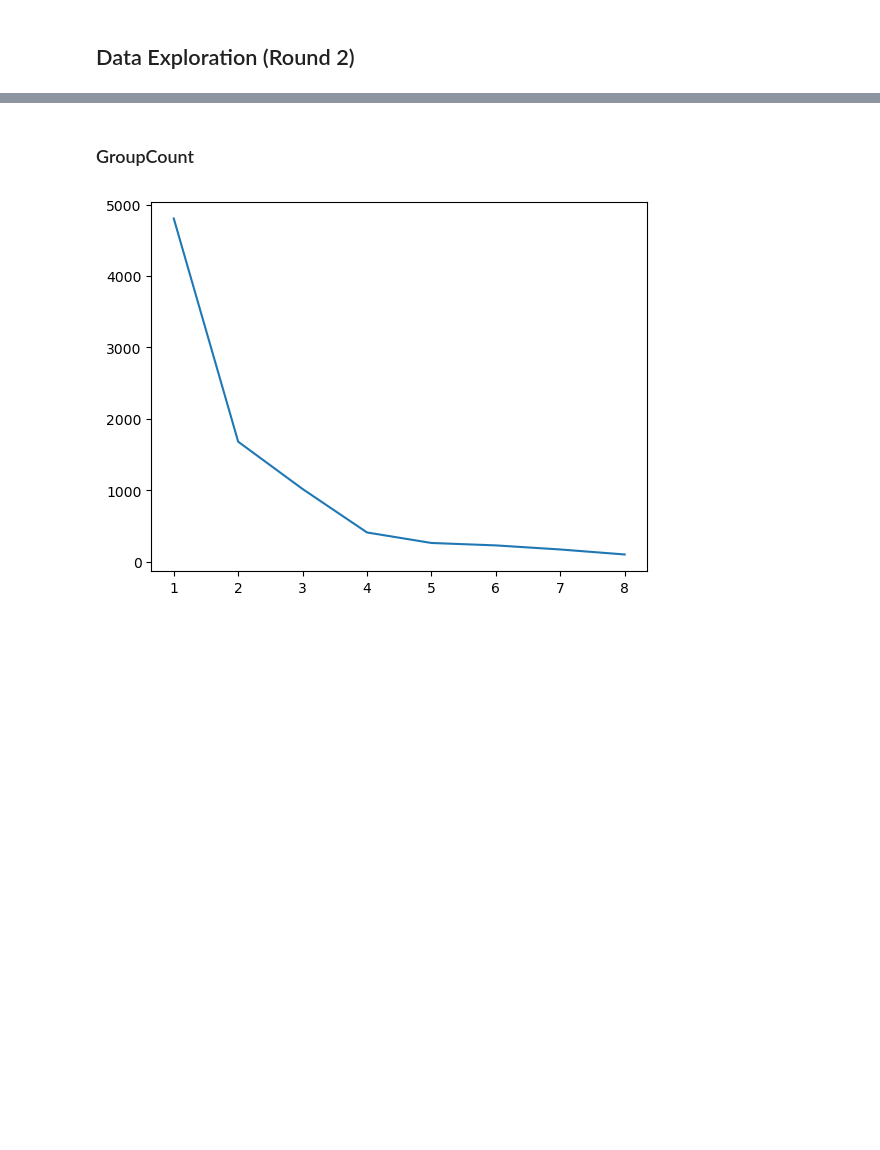
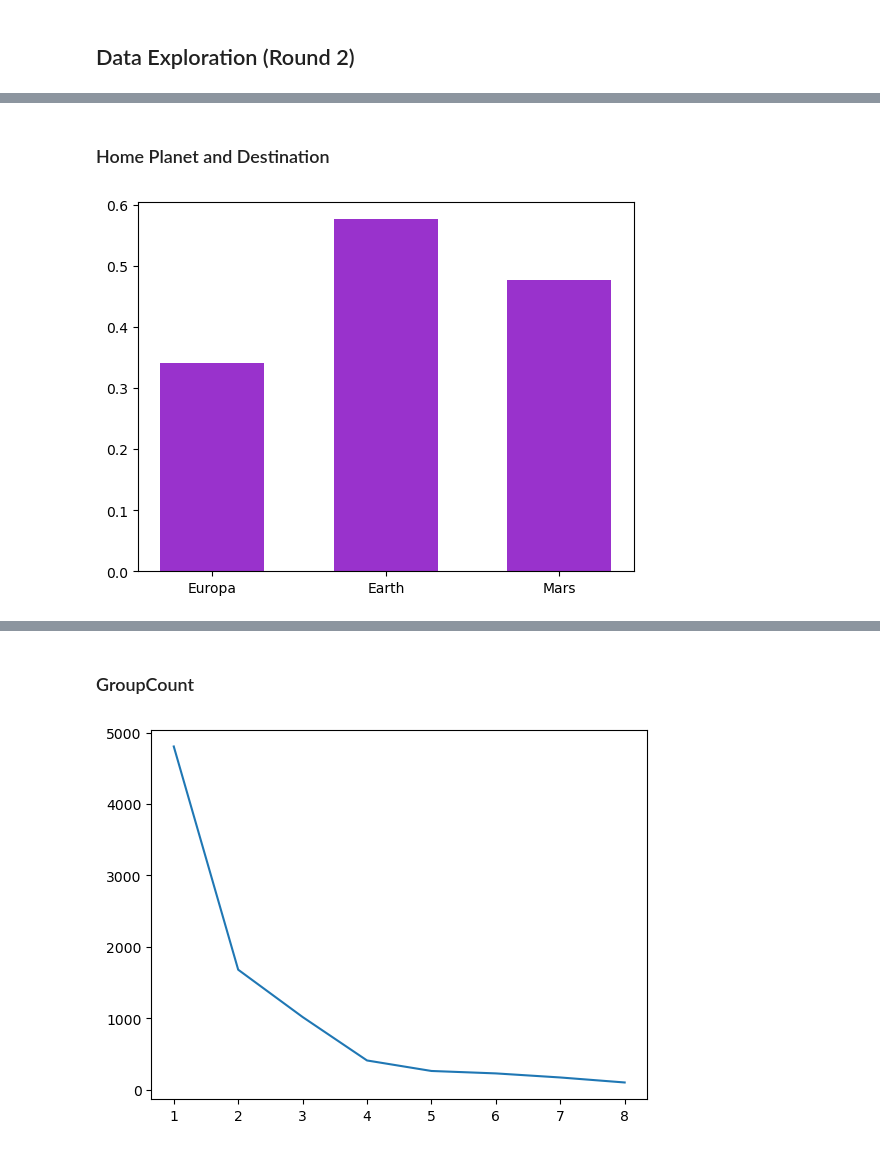
Before and after one commit to shivvor2/Tabular_Data_Skill_Demo_Kaggle, a Jupyter notebook: SpaceTitanic.ipynb, the cells around one changed output, grey strips where cells are left out. Drawn from its saved outputs; the diff is of its cells as text; code cells hidden in the pictures; blank space fills up the shorter version.

```diff
--- a/SpaceTitanic.ipynb
+++ b/SpaceTitanic.ipynb
@@ -136,0 +135,18 @@ Boxplot
+# %% [markdown]
+### Home Planet and Destination
+# %%
+vals = []
+labels = []
+
+for home in train["HomePlanet"].unique():
+
+    total = len(train[(train["HomePlanet"] == home)])
+    survived = len(train[(train["HomePlanet"] == home) & (train["Transported"] == 0)])
+    if total > 0:
+        labels.append(home)
+        vals.append(survived/total)
+
+plt.bar(labels, vals, color = "darkorchid", width = 0.6)
+plt.show()
+# %% [output]
+[figure, added]
```
Also changed, not shown: parts of 27 cells of this notebook, 5 other files.
